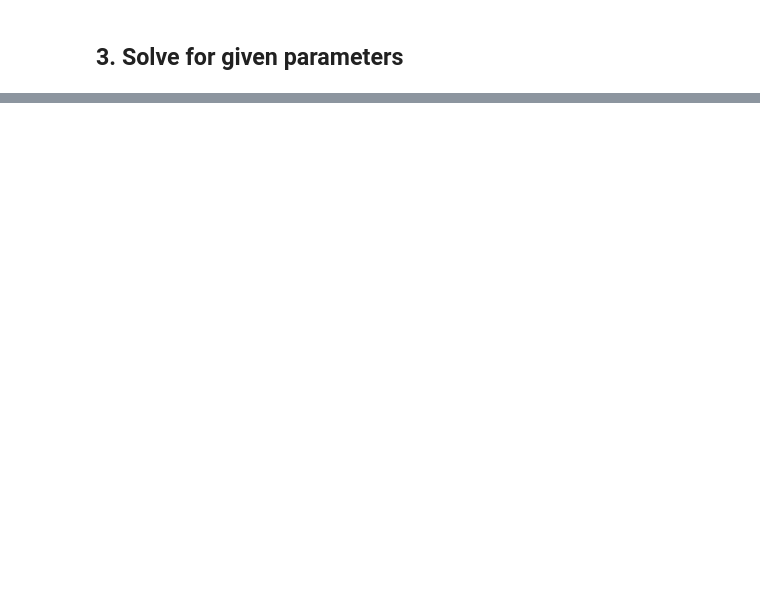
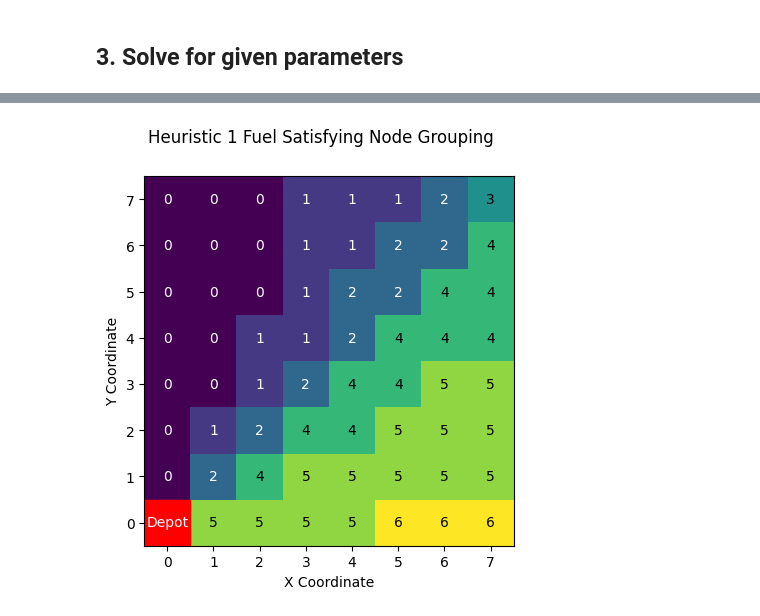
Before and after one commit to nestlab-bae-mqp-2024/mrpcp-solvers, a Jupyter notebook: src/heuristic_attempts/yasars_heuristic_attempts/yasars_heuristic_attempt.ipynb, the cells around one changed output, grey strips where cells are left out. Cells and saved outputs as stored; diff of their text form; code cells hidden in the pictures; blank space fills up the shorter version.

```diff
--- a/src/heuristic_attempts/yasars_heuristic_attempts/yasars_heuristic_attempt.ipynb
+++ b/src/heuristic_attempts/yasars_heuristic_attempts/yasars_heuristic_attempt.ipynb
@@ -222,0 +138,76 @@ print(f"Step 2 took {time.time() - start} seconds.")
+# %%
+# Step 2: Divide nodes to subtours s.t. cost <= L
+start = time.time()
+
+# https://takeuforward.org/arrays/split-array-largest-sum/
+def countSubtourPartitions(maxSum, maxp):
+    # n = len(a)  # size of array
+    partitions = 1
+    partitions_array = [[depot_indices[0], depot_indices[0]]]
+    partitions_cost = []
+    max_partitions_cost = 0
+    for i, n_i in enumerate(sorted_indices):
+        node_addition_index = 1
+        node_addition_cost = np.inf
+        subarraySum = 0
+        for j, n_j in enumerate(partitions_array[partitions - 1][:-1]):
+            n_k = partitions_array[partitions - 1][j + 1]
+            edge_cost = cost[n_j, n_k]
+            subarraySum += edge_cost
+            new_edge_cost = cost[n_j, n_i] + cost[n_i, n_k]
+            if new_edge_cost - edge_cost < node_addition_cost:
+                node_addition_cost = new_edge_cost - edge_cost
+                node_addition_index = j + 1
+
+        if subarraySum + node_addition_cost >= maxSum:
+            # if not, insert element to next subarray
+            partitions += 1
+            if partitions > maxp:
+                # print(f"\tearly stopping...")
+                return np.inf, None, None, np.inf
+
+            partitions_cost.append(subarraySum)
+            max_partitions_cost = max(max_partitions_cost, subarraySum)
+            node_addition_index = 1
+            partitions_array.append([depot_indices[0], depot_indices[0]])
+        partitions_array[partitions - 1].insert(node_addition_index, n_i)
+        # print(f"{partitions_array[partitions-1]}")
+
+    if len(partitions_array) != len(partitions_cost):
+        subarraySum = 0
+        for j, n_j in enumerate(partitions_array[partitions - 1][:-1]):
+            n_k = partitions_array[partitions - 1][j + 1]
+            subarraySum += cost[n_j, n_k]
+        partitions_cost.append(subarraySum)
+        max_partitions_cost = max(max_partitions_cost, subarraySum)
+
+    return partitions, partitions_array, partitions_cost, max_partitions_cost
+
+tsp_subtours, tsp_costs, maxSum = divideArrayByP(k, countSubtourPartitions, low=L_min, high=L)
+print(f"Step 2: Found {len(tsp_subtours)} subtours.")
+# print(f"{L=}")
+# print(f"{len(tsp_subtours)=} {maxSum=}")
+# print(f"{distributed_nodes_indices=}")
+# print(f"{tsp_upper_bound=}")
+# visualize_subtours(tsp_subtours, {"n_a": n, "ssd": d, "is_subtour": True})
+print(f"Step 2 took {time.time() - start} seconds.")
+# Step 2 visualization
+node_partition_map = np.zeros((n, n))
+for c, si in enumerate(tsp_subtours):
+    for i, ni in enumerate(si):
+        if ni == 64: continue  # Depot
+        node_partition_map[int(np.floor(ni / n)), int(ni) % n] = c
+fig, ax = plt.subplots()
+pos = plt.imshow(node_partition_map.T, origin='lower')
+ax.add_patch(plt.Rectangle((-0.5, -0.5), 1, 1, color='r'))
+plt.text(0, 0, "Depot", ha="center", va="center", color="w")
+for (i, j), label in np.ndenumerate(node_partition_map):
+    if i == j == 0: continue
+    tc = "white" if node_partition_map[i, j] < node_partition_map.mean() else "black"
+    plt.text(i, j, f"{int(node_partition_map[i, j])}", ha="center", va="center", color=tc)
+
+fig.suptitle("Heuristic 1 Fuel Satisfying Node Grouping")
+plt.xlabel('X Coordinate')
+plt.ylabel('Y Coordinate')
+plt.show()
+# %% [output]
@@ -223,2 +216,3 @@ print(f"Step 2 took {time.time() - start} seconds.")
+[figure, added]
 # %%
 # Step 3: Further optimize the subtours by running tsp on them
```
Also changed, not shown: parts of 12 cells of this notebook.
